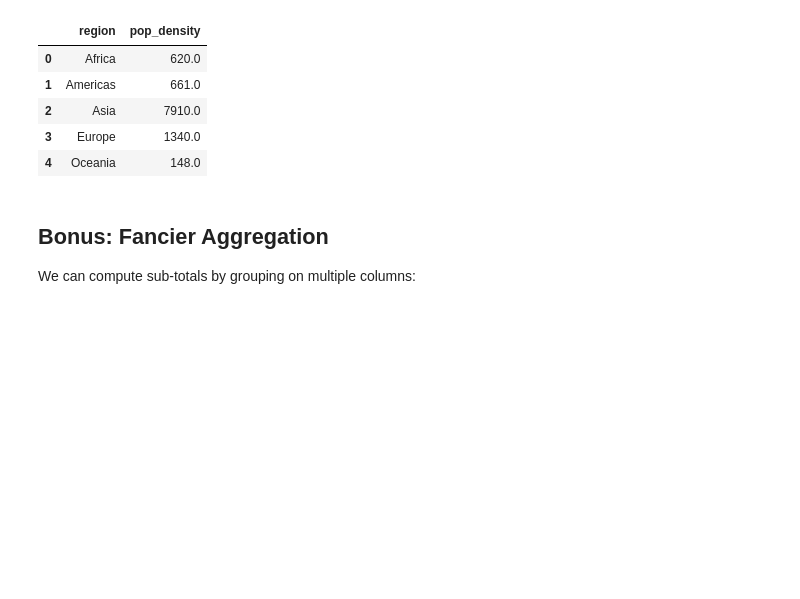
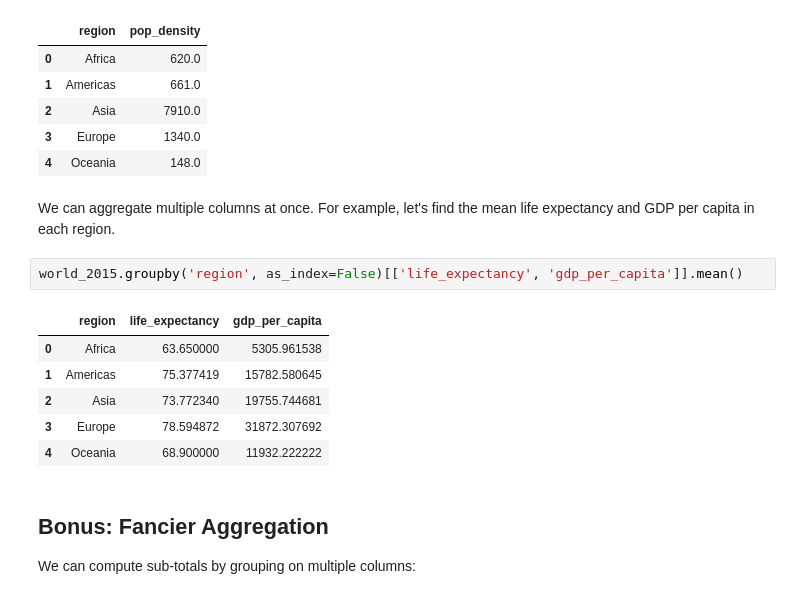
Before and after one commit to jenfly/datajam-python, a Jupyter notebook: 1-pandas.ipynb, the cells around one changed output. Drawn from its saved outputs; the diff is of its cells as text; blank space fills up the shorter version.

```diff
--- a/1-pandas.ipynb
+++ b/1-pandas.ipynb
@@ -719,6 +719,17 @@ world_2015.groupby('region', as_index=False)['pop_density'].max()
 | 2 | Asia | 7910.0 |
 | 3 | Europe | 1340.0 |
 | 4 | Oceania | 148.0 |
+# %% [markdown]
+We can aggregate multiple columns at once. For example, let's find the mean life expectancy and GDP per capita in each region.
+# %%
+world_2015.groupby('region', as_index=False)[['life_expectancy', 'gdp_per_capita']].mean()
+# %% [output]
+|  | region | life_expectancy | gdp_per_capita |
+| 0 | Africa | 63.650000 | 5305.961538 |
+| 1 | Americas | 75.377419 | 15782.580645 |
+| 2 | Asia | 73.772340 | 19755.744681 |
+| 3 | Europe | 78.594872 | 31872.307692 |
+| 4 | Oceania | 68.900000 | 11932.222222 |
 # %% [markdown]
 ## Bonus: Fancier Aggregation
 
```
Also changed, not shown: parts of 7 cells of this notebook, 1 other file.
